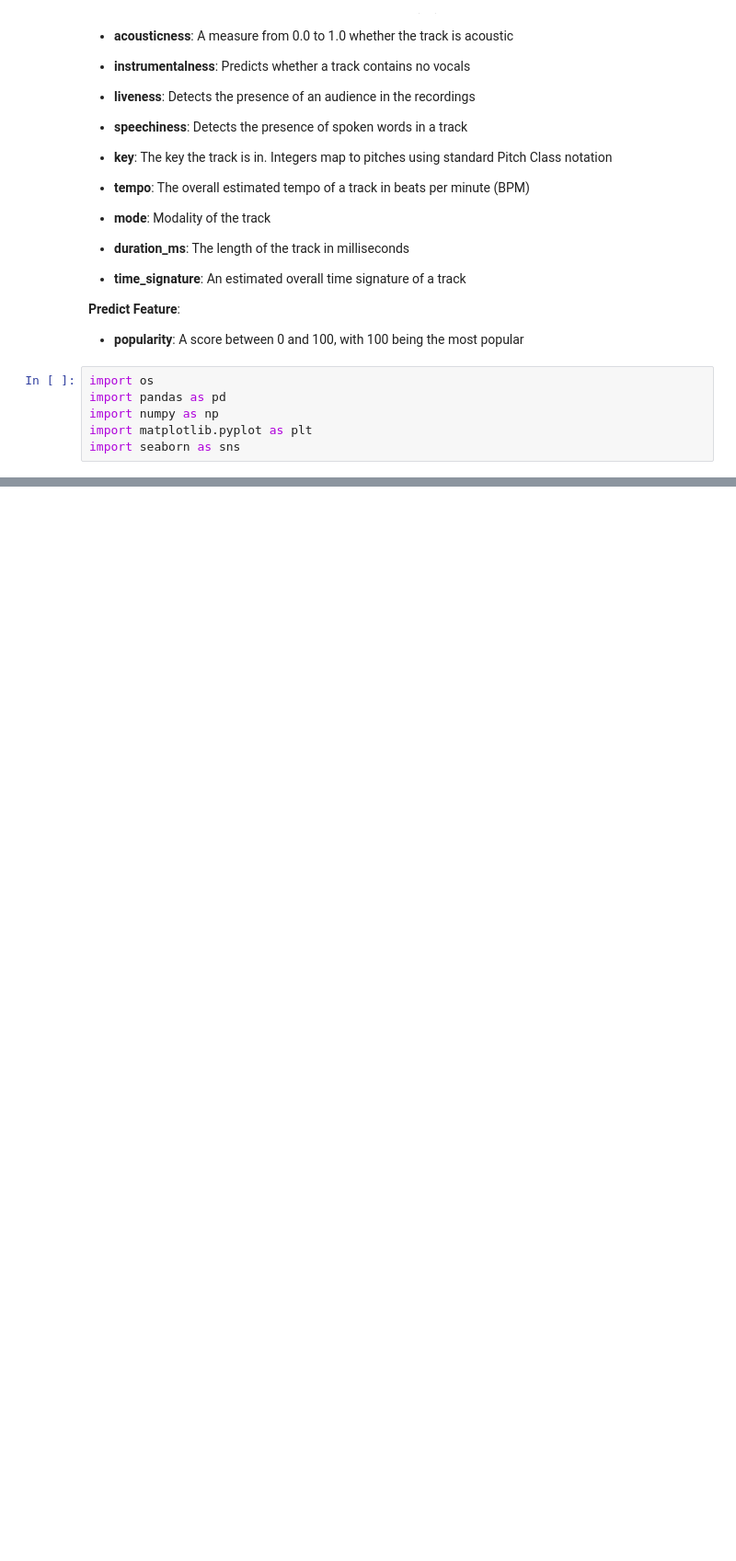
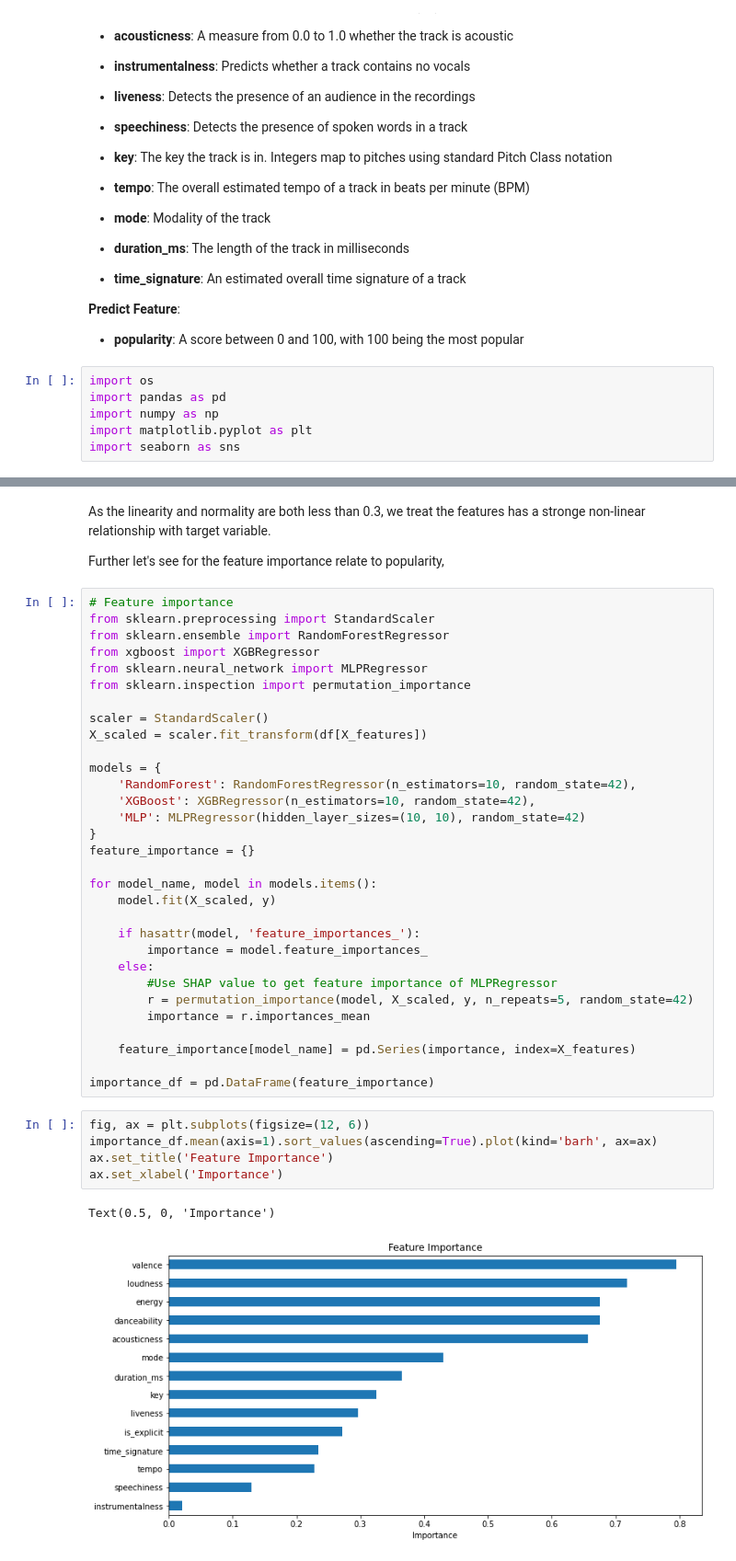
Before and after one commit to XimeCraft/AnalysisProjects, a Jupyter notebook: EraTourSetlistAnalysis.ipynb, the cells around one changed output, grey strips where cells are left out. Shown at 92% size. Cells and saved outputs as stored; diff of their text form; blank space fills up the shorter version.

```diff
--- a/EraTourSetlistAnalysis.ipynb
+++ b/EraTourSetlistAnalysis.ipynb
@@ -101,0 +180,43 @@ corr_matrix = df[df['']]
+# %% [markdown]
+As the linearity and normality are both less than 0.3, we treat the features has a stronge non-linear relationship with target variable.
+
+Further let's see for the feature importance relate to popularity,
+# %%
+# Feature importance
+from sklearn.preprocessing import StandardScaler
+from sklearn.ensemble import RandomForestRegressor
+from xgboost import XGBRegressor
+from sklearn.neural_network import MLPRegressor
+from sklearn.inspection import permutation_importance
+
+scaler = StandardScaler()
+X_scaled = scaler.fit_transform(df[X_features])
+
+models = {
+    'RandomForest': RandomForestRegressor(n_estimators=10, random_state=42),
+    'XGBoost': XGBRegressor(n_estimators=10, random_state=42),
+    'MLP': MLPRegressor(hidden_layer_sizes=(10, 10), random_state=42)
+}
+feature_importance = {}
+
+for model_name, model in models.items():
+    model.fit(X_scaled, y)
+
+    if hasattr(model, 'feature_importances_'):
+        importance = model.feature_importances_
+    else:
+        #Use SHAP value to get feature importance of MLPRegressor
+        r = permutation_importance(model, X_scaled, y, n_repeats=5, random_state=42)
+        importance = r.importances_mean
+
+    feature_importance[model_name] = pd.Series(importance, index=X_features)
+
+importance_df = pd.DataFrame(feature_importance)
+# %%
+fig, ax = plt.subplots(figsize=(12, 6))
+importance_df.mean(axis=1).sort_values(ascending=True).plot(kind='barh', ax=ax)
+ax.set_title('Feature Importance')
+ax.set_xlabel('Importance')
+# %% [output]
+Text(0.5, 0, 'Importance')
+[figure, added]
```
Also changed, not shown: parts of 25 cells of this notebook, 1 other file.
